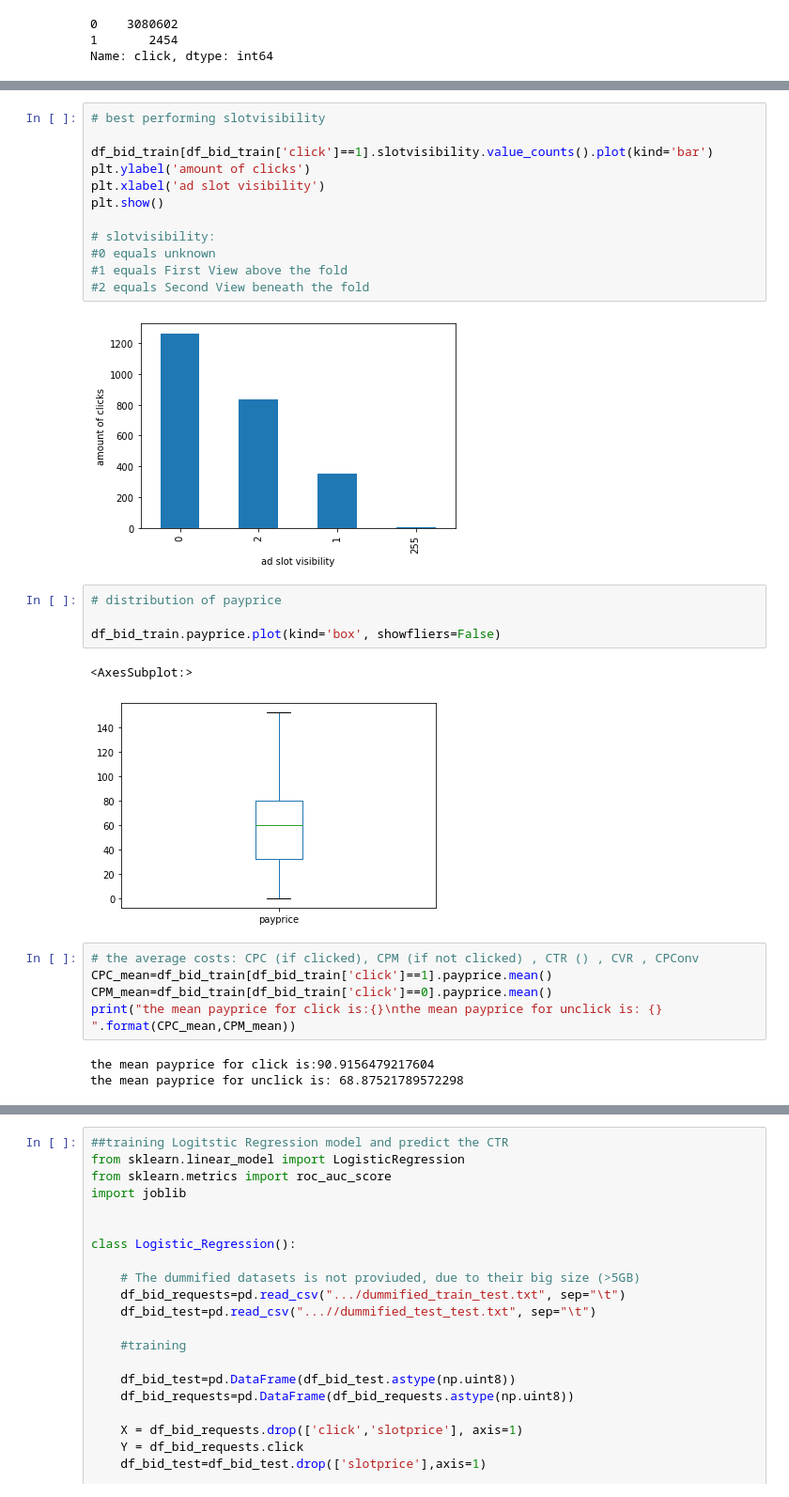
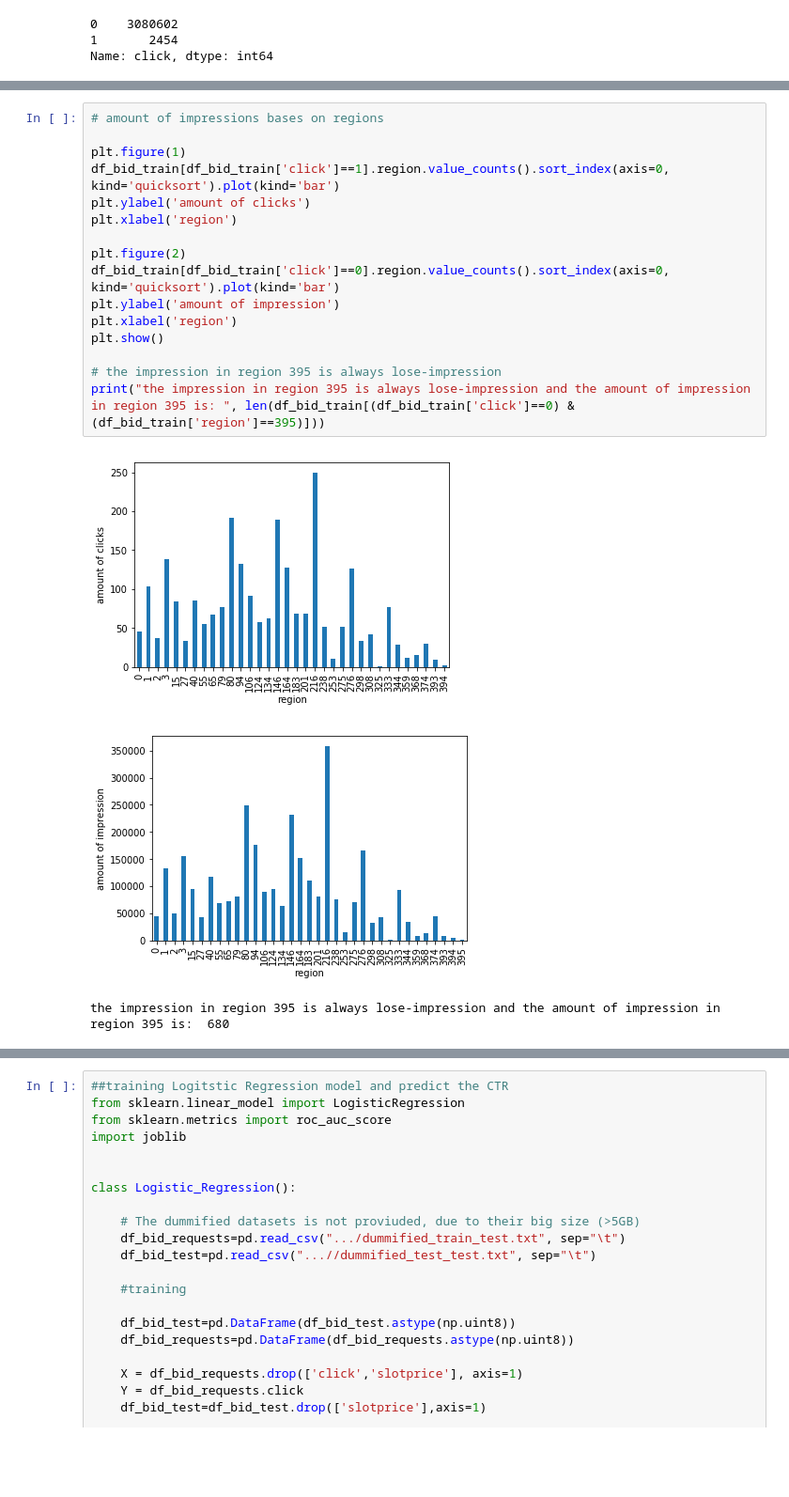
Before and after one commit to aynetdia/Budget_Constrained_Bidding, a Jupyter notebook: Tutorial.ipynb, the cells around one changed output, grey strips where cells are left out. Shown at 94% size. Saved outputs shown, nothing was run; the diff lists cells and outputs as text; blank space fills up the shorter version.

Commit message:
Latest Tutorial upd, trained model and evaluation scripts

```diff
--- a/Tutorial.ipynb
+++ b/Tutorial.ipynb
@@ -326,29 +368,20 @@ plt.show()
-# %%
-# best performing slotvisibility
-
-df_bid_train[df_bid_train['click']==1].slotvisibility.value_counts().plot(kind='bar')
-plt.ylabel('amount of clicks')
-plt.xlabel('ad slot visibility')
-plt.show()
-
-# slotvisibility:
-#0 equals unknown
-#1 equals First View above the fold
-#2 equals Second View beneath the fold
-# %% [output]
-[figure, removed]
-# %%
-# distribution of payprice
-
-df_bid_train.payprice.plot(kind='box', showfliers=False)
-# %% [output]
-<AxesSubplot:>
-[figure, removed]
-# %%
-# the average costs: CPC (if clicked), CPM (if not clicked) , CTR () , CVR , CPConv
-CPC_mean=df_bid_train[df_bid_train['click']==1].payprice.mean()
-CPM_mean=df_bid_train[df_bid_train['click']==0].payprice.mean()
-print("the mean payprice for click is:{}\nthe mean payprice for unclick is: {} ".format(CPC_mean,CPM_mean))
-# %% [output]
-the mean payprice for click is:90.9156479217604
-the mean payprice for unclick is: 68.87521789572298
+# %%
+# amount of impressions bases on regions
+
+plt.figure(1)
+df_bid_train[df_bid_train['click']==1].region.value_counts().sort_index(axis=0,  kind='quicksort').plot(kind='bar')
+plt.ylabel('amount of clicks')
+plt.xlabel('region')
+
+plt.figure(2)
+df_bid_train[df_bid_train['click']==0].region.value_counts().sort_index(axis=0,  kind='quicksort').plot(kind='bar')
+plt.ylabel('amount of impression')
+plt.xlabel('region')
+plt.show()
+
+# the impression in region 395 is always lose-impression
+print("the impression in region 395 is always lose-impression and the amount of impression in region 395 is: ", len(df_bid_train[(df_bid_train['click']==0) & (df_bid_train['region']==395)]))
+# %% [output]
+[figure, added]
+[figure, added]
+the impression in region 395 is always lose-impression and the amount of impression in region 395 is:  680
```
Also changed, not shown: parts of 70 cells of this notebook, 6 other files.
